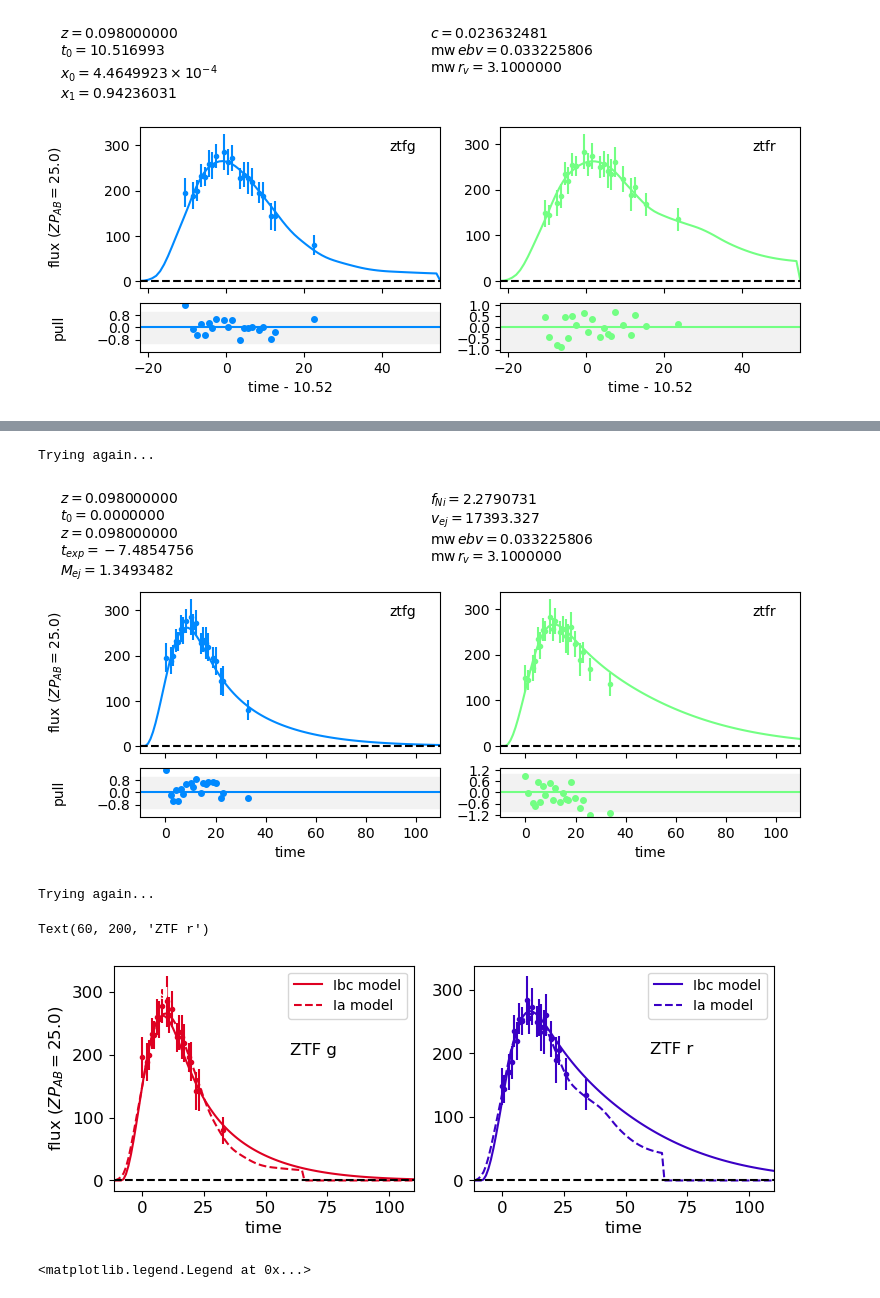
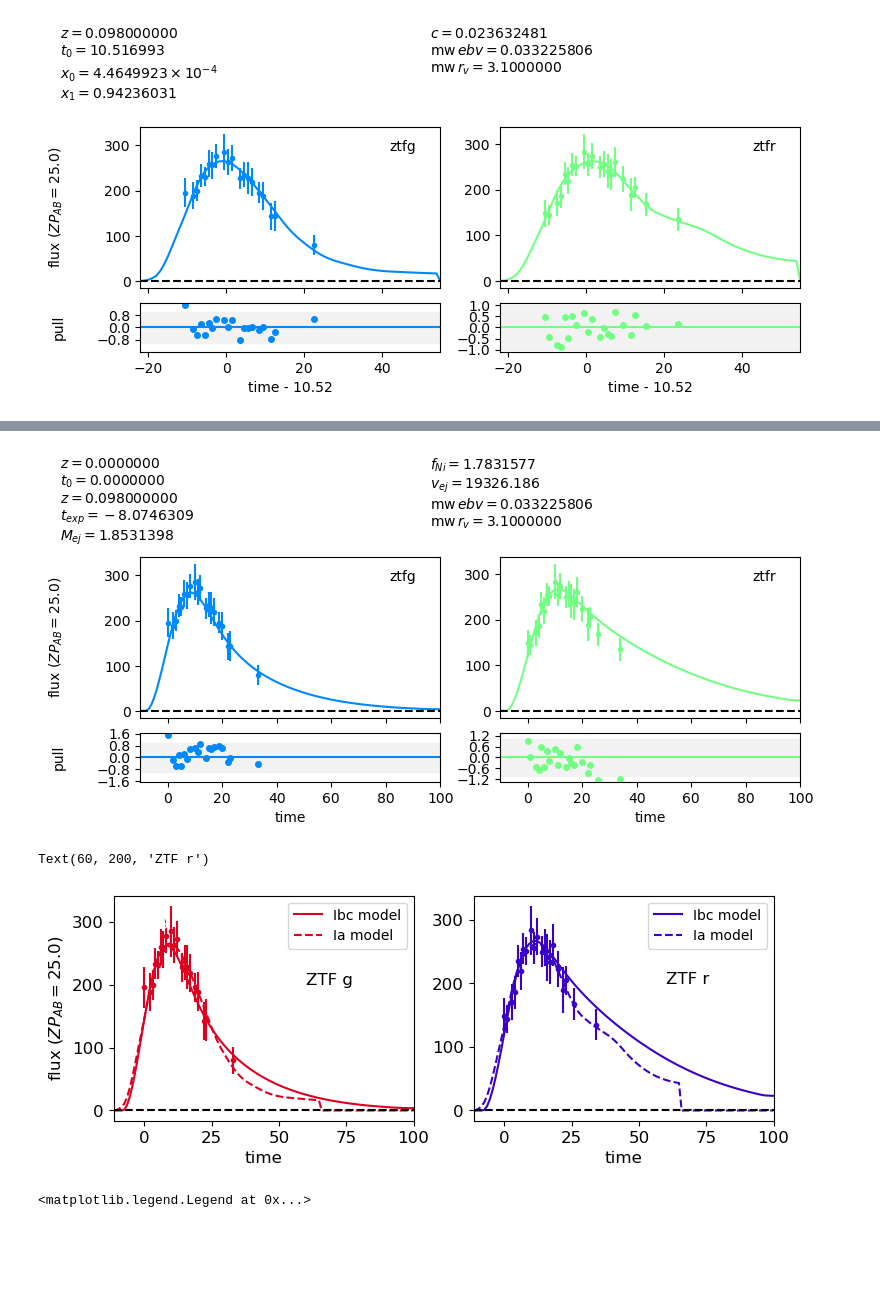
Before and after one commit to asmuzsoy/beams_ext, a Jupyter notebook: fit_real_sne_new.ipynb, the cells around one changed output, grey strips where cells are left out. Drawn from its saved outputs; the diff is of its cells as text; code cells hidden in the pictures; blank space fills up the shorter version.

Commit message:
trying to improve photometric redshift fits

```diff
--- a/fit_real_sne_new.ipynb
+++ b/fit_real_sne_new.ipynb
@@ -495,15 +497,15 @@ this_t0
 # %% [output]
 38.93320481787323
 # %%
-def fit_ibc_w_dust(true_z, lcs, peak_time, true_av = None, true_mwebv = None, texp_guess=None, mej=3, fni=0.05, vej=15000, redshift = 'spec'):
+def fit_ibc_w_dust(true_z, lcs, true_av = None, true_mwebv = None, texp_guess=None, mej=3, fni=0.05, vej=15000, redshift = 'spec'):
     if texp_guess is None:
         # texp_guess = guess_texp(lcs[0], sigma=1)
-        texp_guess = -30
+        texp_guess = 0
 
     # peak_time = find_t_peak(lcs[0], band='ztfr')
     # lcs[0]['time'] = lcs[0]['time'] - peak_time
     # arnett_source = ArnettSource(times - peak_time, wavelengths, peak_time, params=[true_z, texp_guess, mej, fni, vej])
-    arnett_source = ArnettSource(times, wavelengths, peak_time, params=[true_z, texp_guess, mej, fni, vej])
+    arnett_source = ArnettSource(times, wavelengths,  params=[true_z, texp_guess, mej, fni, vej])
 
 
     dust = sncosmo.CCM89Dust()   # MW extinction law
@@ -541,7 +543,7 @@ def fit_ibc_w_dust(true_z, lcs, peak_time, true_av = None, true_mwebv = None, te
                                          minsnr = 5.0, guess_t0 = True, guess_z = False, guess_amplitude=False)
     except:
         print("Trying again...")
-        arnett_source = ArnettSource(times, wavelengths, peak_time, params=[true_z, 10, 0.5, 0.1, 20000])
+        arnett_source = ArnettSource(times, wavelengths, params=[true_z, 10, 0.5, 0.1, 20000])
         arnett_model = sncosmo.Model(source=arnett_source,
                                      effects=[dust],
                                      effect_names=['mw'],
@@ -586,7 +588,7 @@ sncosmo.plot_lc(ibc_lc_table, model=fitted_model);
 [figure]
 # %%
 # result, fitted_model = fit_ibc(this_redshift, [ibc_lc_table])
-result, fitted_model = fit_ibc_w_dust(this_redshift, [ibc_lc_table], this_t0, true_av = this_av, redshift='spec')
+result, fitted_model = fit_ibc_w_dust(this_redshift, [ibc_lc_table], true_av = this_av, redshift='spec')
 fig = sncosmo.plot_lc(ibc_lc_table, model=[fitted_model, fitted_ia_model], model_label=["Ibc", "Ia"],
                        tickfontsize=12, cmap = plt.get_cmap('brg'), cmap_lims=(2000,7000))
 fig.axes[0].tick_params(axis='both', labelsize=12)
@@ -620,9 +622,10 @@ class real_SN:
     # ia_fit = {key:None for key in ia_keys}
     # ibc_fit = {key:None for key in ibc_keys}
 
-    def __init__(self, true_class, true_redshift):
+    def __init__(self, true_class, true_redshift, lc=None):
         self.true_class = true_class
         self.true_redshift = true_redshift
+        self.lc = lc
 
     def fit_as_ia(self, results_dict):
         # self.ia_fit = {key:results_dict[key] for key in self.ia_keys[1:]}
@@ -656,8 +659,7 @@ for filename in redshift_dict.keys():
 
         # Fit with both models
         ia_result, ia_fitted_model = fit_ia_w_dust(this_redshift,  [lc_table], true_av = this_av, redshift='phot')
-        ia_t0 = sncosmo.flatten_result(ia_result)["t0"]
-        ibc_result, ibc_fitted_model = fit_ibc_w_dust(this_redshift, [lc_table], ia_t0, true_av = this_av, redshift='phot')
+        ibc_result, ibc_fitted_model = fit_ibc_w_dust(this_redshift, [lc_table], true_av = this_av, redshift='phot')
 
         # Plot fits
         # sncosmo.plot_lc(lc_table, model=ibc_fitted_model)
@@ -666,7 +668,7 @@ for filename in redshift_dict.keys():
 
 
         # Create real_SN object and store fit results
-        sn_obj = real_SN(true_class, this_redshift)
+        sn_obj = real_SN(true_class, this_redshift, lc=lc_table)
         sn_obj.fit_as_ia(sncosmo.flatten_result(ia_result))
         sn_obj.fit_as_ibc(sncosmo.flatten_result(ibc_result))
         sn_objects.append(sn_obj)
@@ -1236,39 +1270,37 @@ Table length=41
 | 32.95550930034369 | 20.2450008392334 | 0.2896110117435455 | ztfg | 79.79940704482269 | 21.28582146335861 | 25.0 | ab |
 | 33.939675900153816 | 19.675317764282227 | 0.198510468006134 | ztfr | 134.8568137073188 | 24.656531748261603 | 25.0 | ab |
 # %%
-result, fitted_model = fit_ibc_w_dust(ia_redshift_dict[test_ztfid], peak_time = ia_t0,true_av = ia_av_dict[test_ztfid],lcs = [test_lc],
+result, fitted_model = fit_ibc_w_dust(ia_redshift_dict[test_ztfid], true_av = ia_av_dict[test_ztfid],lcs = [test_lc],
                                        redshift='spec')
 sncosmo.plot_lc(test_lc, model=fitted_model);
 # %% [output]
-Trying again...
-[figure, old version]
+[figure, new version]
 # %%
-result, fitted_model = fit_ibc_w_dust(ia_redshift_dict[test_ztfid], lcs = [test_lc], peak_time =ia_t0, true_av = ia_av_dict[test_ztfid], )
+result, fitted_model = fit_ibc_w_dust(ia_redshift_dict[test_ztfid], lcs = [test_lc], true_av = ia_av_dict[test_ztfid], )
 fig = sncosmo.plot_lc(test_lc, model=[fitted_model, fitted_ia_model], model_label=["Ibc", "Ia"],
                        tickfontsize=12, cmap = plt.get_cmap('brg'), cmap_lims=(2000,7000))
 fig.axes[0].tick_params(axis='both', labelsize=12)
 fig.axes[0].xaxis.label.set_fontsize(12)
 fig.axes[0].yaxis.label.set_fontsize(12)
 fig.axes[1].tick_params(axis='both', labelsize=12)
 fig.axes[1].xaxis.label.set_fontsize(12)
 fig.axes[1].yaxis.label.set_fontsize(12)
 
 # Increase font size of band annotations
 for ax in fig.axes:
     for text in ax.texts:
         text.set_fontsize(12)
         text.set_color("white")
 
 
 fig.axes[0].legend([fig.axes[0].get_children()[4], fig.axes[0].get_children()[5]], ["Ibc model", "Ia model"], fontsize = 10, loc='best')
 fig.axes[1].legend([fig.axes[1].get_children()[4], fig.axes[1].get_children()[5]], ["Ibc model", "Ia model"], fontsize = 10, loc='best')
 
 fig.axes[0].text(60, 200, "ZTF g", fontsize = 12)
 fig.axes[1].text(60, 200, "ZTF r", fontsize = 12)
 # %% [output]
-Trying again...
+Text(60, 200, 'ZTF r')
-Text(60, 200, 'ZTF r')
-[figure, old version]
+[figure, new version]
 # %%
 # fig.savefig("figures/example_ia_fit.pdf", bbox_inches='tight')
 # %%
```
Also changed, not shown: parts of 15 cells of this notebook.
